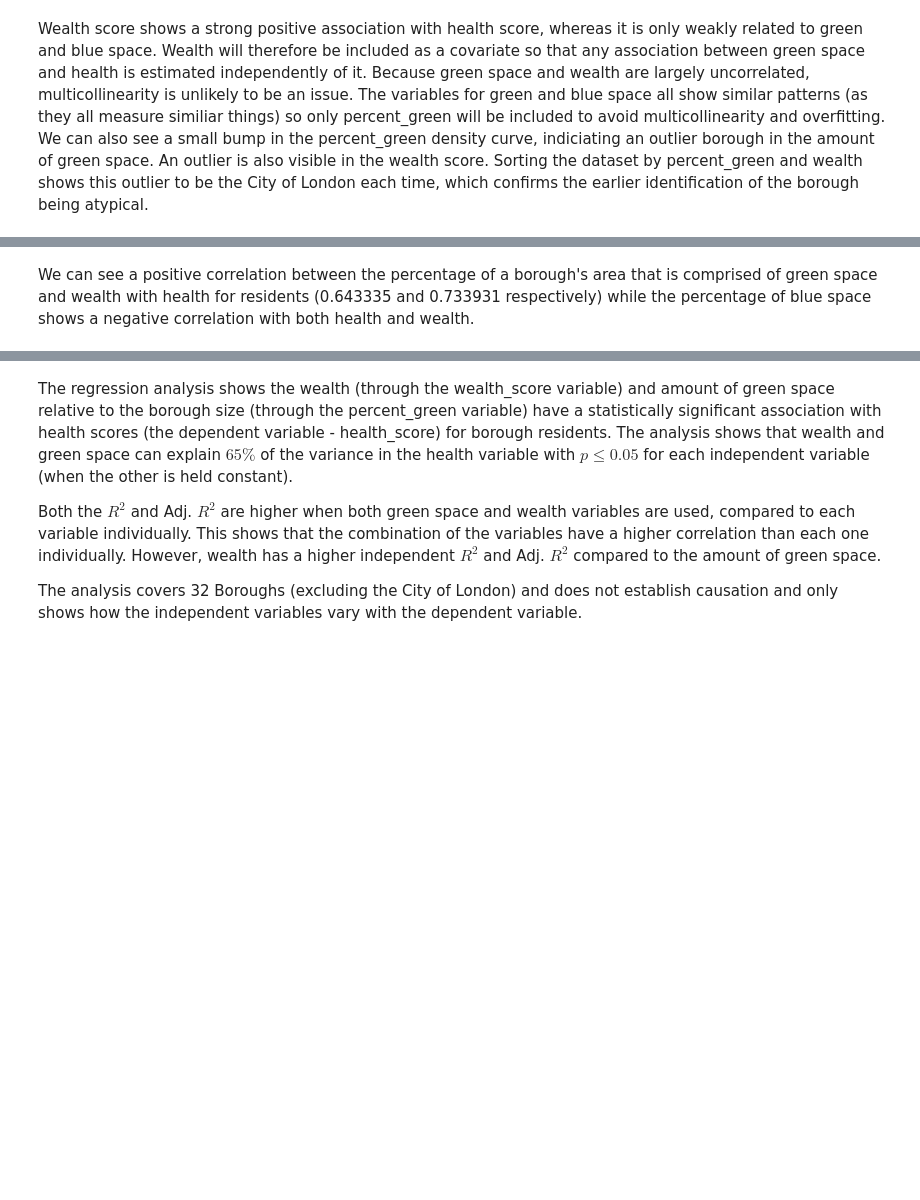
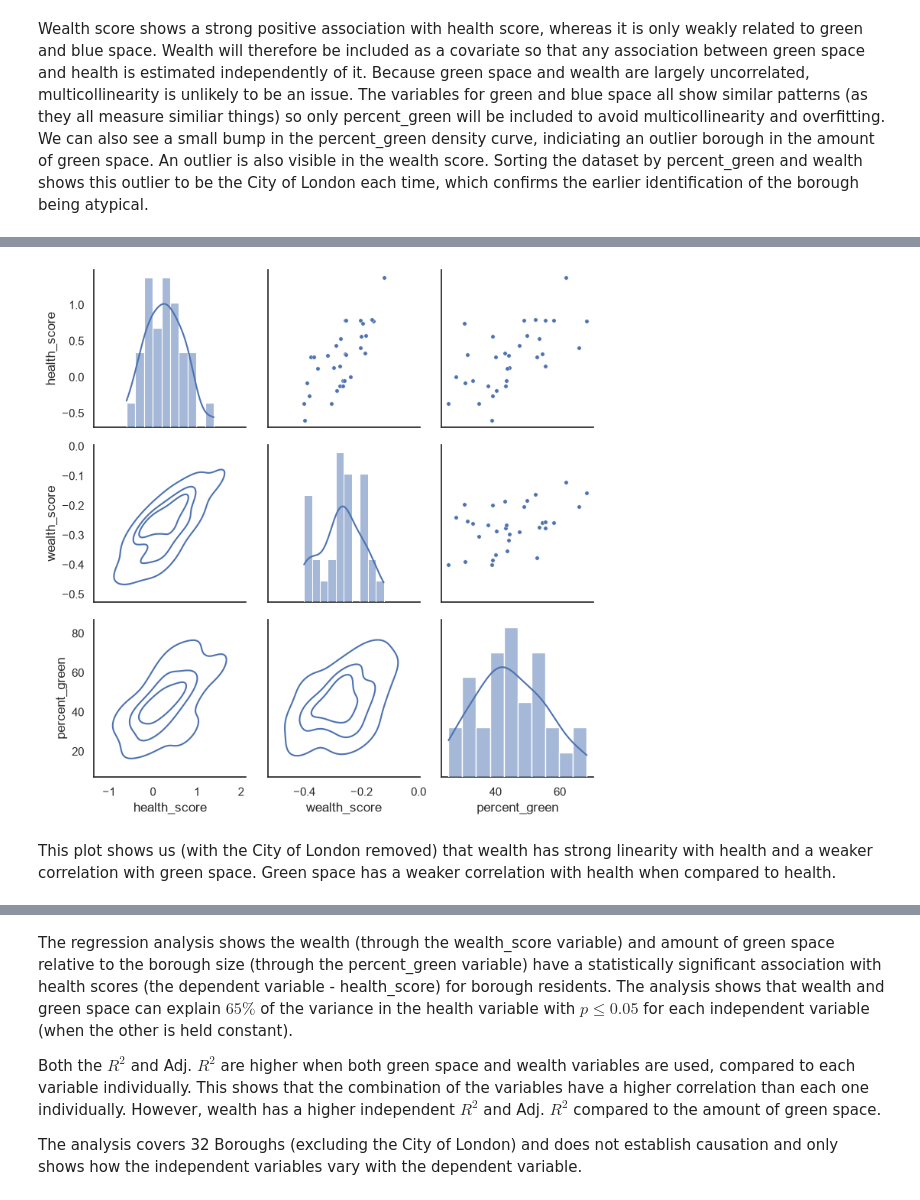
Before and after one commit to aaronoisin/M6006-ds2026-24000117484, a Jupyter notebook: Assessment_1/Cleaning.ipynb, the cells around one changed output, grey strips where cells are left out. Cells and saved outputs as stored; diff of their text form; code cells hidden in the pictures; blank space fills up the shorter version.

```diff
--- a/Assessment_1/Cleaning.ipynb
+++ b/Assessment_1/Cleaning.ipynb
@@ -431,5 +433,17 @@ data_cl.drop(columns='group').corr()
-# %% [markdown]
-We can see a positive correlation between the percentage of a borough's area that is comprised of green space and wealth with health for residents (0.643335 and 0.733931 respectively) while the percentage of blue space shows a negative correlation with both health and wealth.
+# %%
+sns.set_theme(style="white")
+
+cols = ['health_score', 'wealth_score', 'percent_green',]
+
+g = sns.PairGrid(data_cl[cols], diag_sharey=False)
+g.map_upper(sns.scatterplot, s=15)
+g.map_lower(sns.kdeplot, levels=4)
+g.map_diag(sns.histplot, kde=True, bins=10)
+plt.show()
+# %% [output]
+[figure, added]
+# %% [markdown]
+This plot shows us (with the City of London removed) that wealth has strong linearity with health and a weaker correlation with green space. Green space has a weaker correlation with health when compared to health.
 # %%
 # Regression Analysis
 
```
Also changed, not shown: parts of 7 cells of this notebook.
